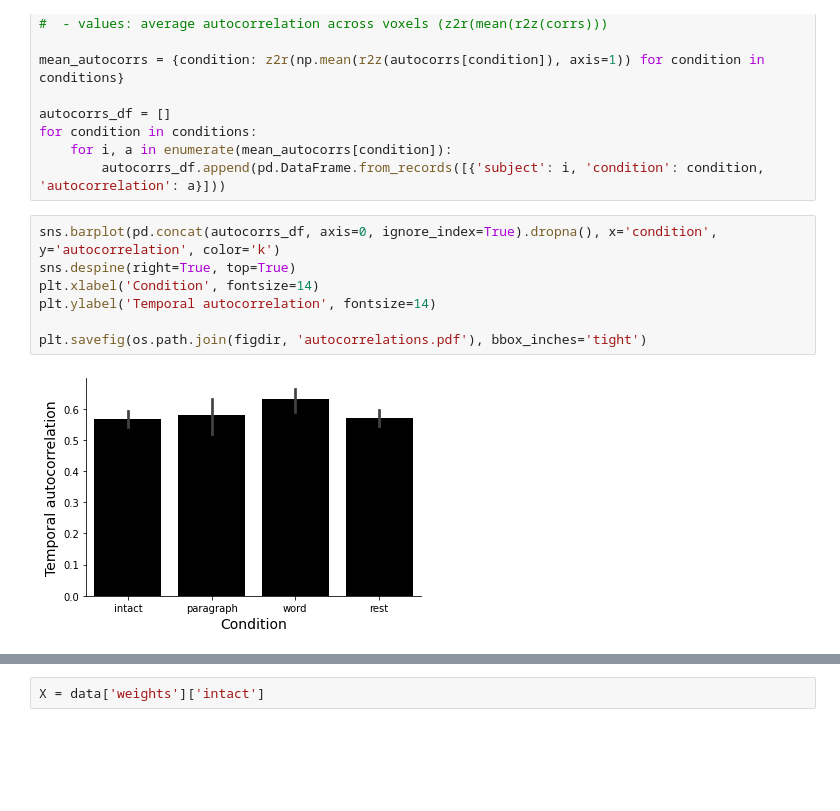
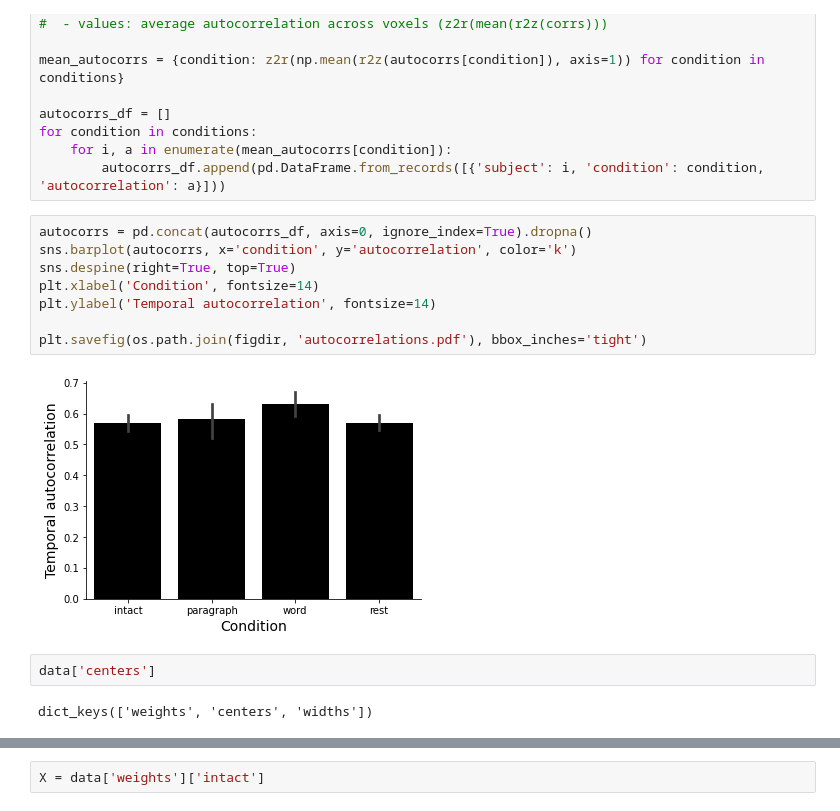
Before and after one commit to ContextLab/pca_paper, a Jupyter notebook: code/notebooks/decoding_and_compression.ipynb, the cells around one changed output, grey strips where cells are left out. Saved outputs shown, nothing was run; the diff lists cells and outputs as text; blank space fills up the shorter version.

Commit message:
added autocorrelation analysis

```diff
--- a/code/notebooks/decoding_and_compression.ipynb
+++ b/code/notebooks/decoding_and_compression.ipynb
@@ -80,11 +80,16 @@ for condition in conditions:
     for i, a in enumerate(mean_autocorrs[condition]):
         autocorrs_df.append(pd.DataFrame.from_records([{'subject': i, 'condition': condition, 'autocorrelation': a}]))
 # %%
-sns.barplot(pd.concat(autocorrs_df, axis=0, ignore_index=True).dropna(), x='condition', y='autocorrelation', color='k')
+autocorrs = pd.concat(autocorrs_df, axis=0, ignore_index=True).dropna()
+sns.barplot(autocorrs, x='condition', y='autocorrelation', color='k')
 sns.despine(right=True, top=True)
 plt.xlabel('Condition', fontsize=14)
 plt.ylabel('Temporal autocorrelation', fontsize=14)
 
 plt.savefig(os.path.join(figdir, 'autocorrelations.pdf'), bbox_inches='tight')
 # %% [output]
-[figure, old version]
+[figure, new version]
+# %%
+data['centers']
+# %% [output]
+dict_keys(['weights', 'centers', 'widths'])
```
Also changed, not shown: parts of 1 cell of this notebook, 12 other files.
